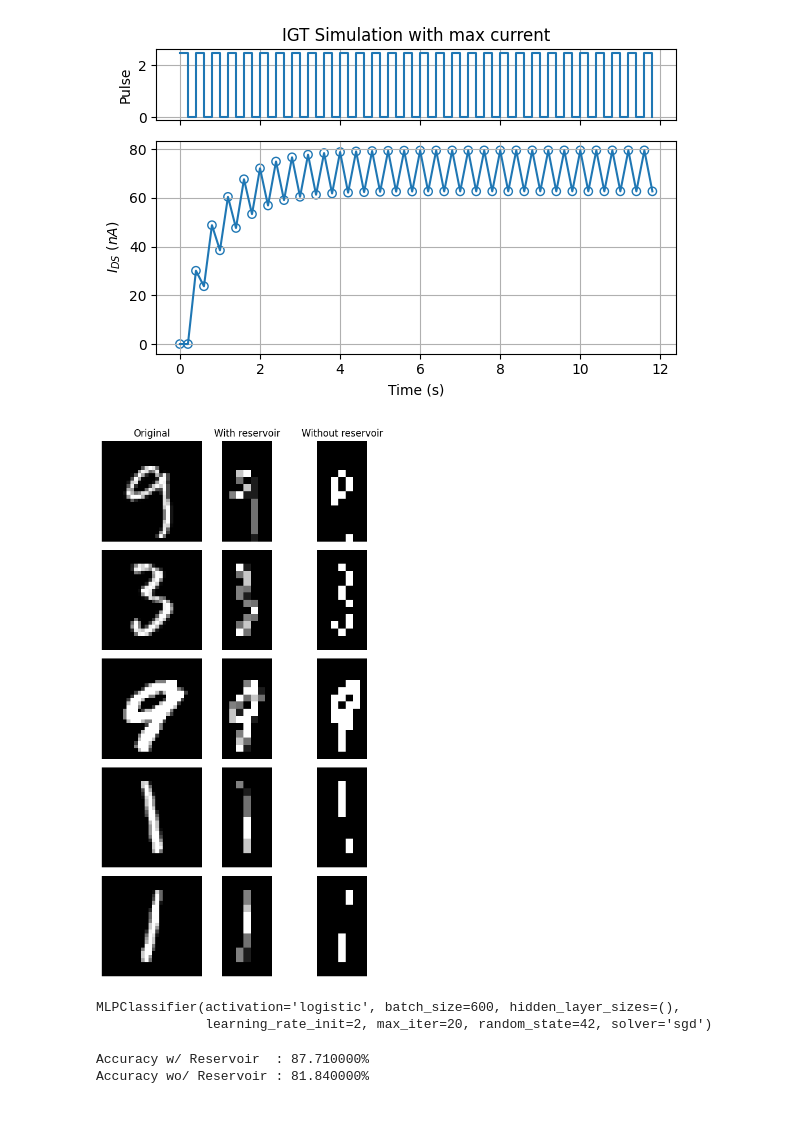
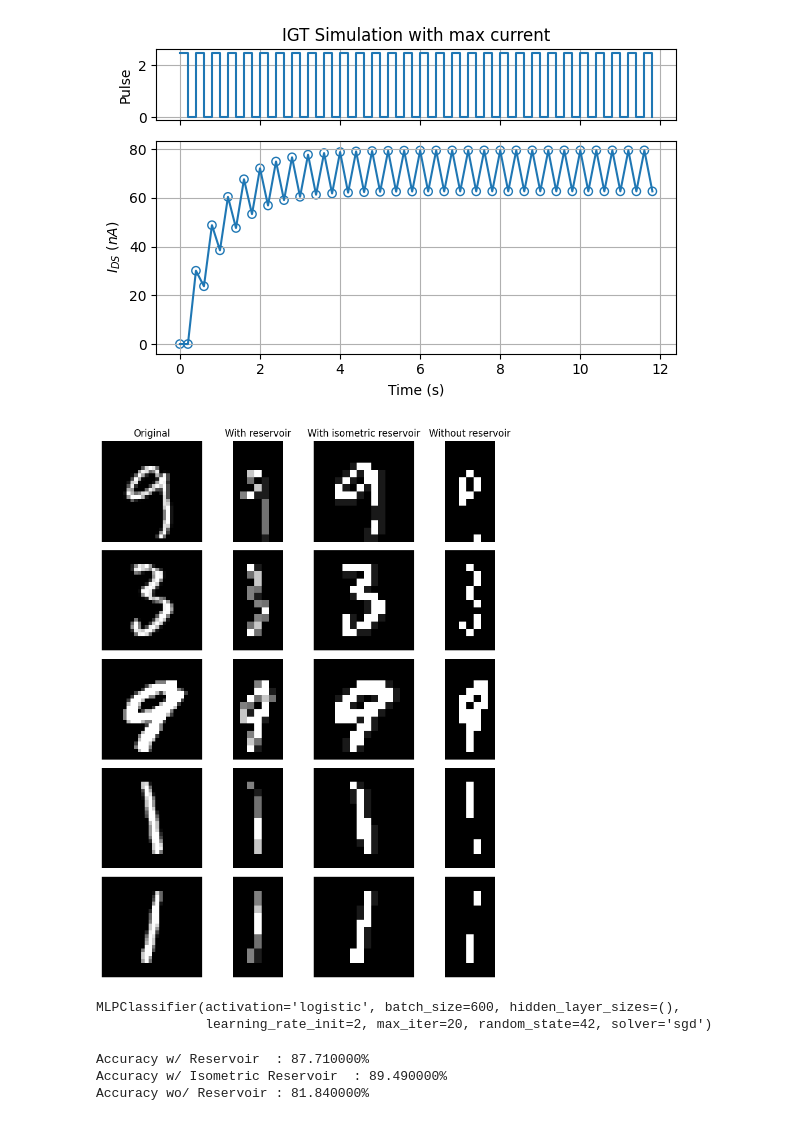
Before and after one commit to FipaLipe/IRIS, a Jupyter notebook: One_Node_Reservoir_Simulation.ipynb, the cells around one changed output. Cells and saved outputs as stored; diff of their text form; code cells hidden in the pictures.

Commit message:
feat: update code organization and added isometric downscale to one node reservoir

```diff
--- a/One_Node_Reservoir_Simulation.ipynb
+++ b/One_Node_Reservoir_Simulation.ipynb
@@ -55,29 +59,36 @@ images, labels = get_images_batch(TRAIN_BATCH_SIZE, rng=rng, one_hot=False)
 
 reconstructed_images = reconstruct_images(images, max_current, k=K, beta=BETA, tau=TAU, time_resolution=TIME_RESOLUTION)
 
+reconstructed_isometric_images = downscale_treatment(images, TIME_RESOLUTION)
+reconstructed_isometric_images = reconstructed_isometric_images.reshape(len(reconstructed_isometric_images), 14*14)
+
 downscaled_images = downscale_images(binarize_images(images, threshold=IMAGE_THRESHOLD), (14, 7))
 downscaled_images = np.array(downscaled_images).reshape(len(downscaled_images), 14*7)
 # %%
-fig, axes = plt.subplots(len(reconstructed_images[:5]), 3, figsize=(5.5, 2*len(reconstructed_images[:5])))
+fig, axes = plt.subplots(len(reconstructed_images[:5]), 4, figsize=(8, 2*len(reconstructed_images[:5])))
 
 axes[0, 0].set_title("Original")
 axes[0, 1].set_title("With reservoir")
-axes[0, 2].set_title("Without reservoir")
+axes[0, 2].set_title("With isometric reservoir")
+axes[0, 3].set_title("Without reservoir")
 
 for i in range(5):
     axes[i, 0].imshow(images[i], cmap="binary_r")
     axes[i, 0].axis("off")
 
     axes[i, 1].imshow(reconstructed_images[i].reshape(14, 7), cmap="binary_r")
     axes[i, 1].axis("off")
 
-    axes[i, 2].imshow(downscaled_images[i].reshape(14, 7), cmap="binary_r")
+    axes[i, 2].imshow(reconstructed_isometric_images[i].reshape(14, 14), cmap="binary_r")
     axes[i, 2].axis("off")
+
+    axes[i, 3].imshow(downscaled_images[i].reshape(14, 7), cmap="binary_r")
+    axes[i, 3].axis("off")
 
 plt.tight_layout()
 plt.show()
 # %% [output]
-[figure, old version]
+[figure, new version]
 # %%
 model_reservoir_mlp = MLPClassifier(
     hidden_layer_sizes=(),
@@ -112,16 +136,22 @@ images_test, labels_test = get_images_batch(TEST_BATCH_SIZE, rng=rng, mode="TEST
 
 reconstructed_test_images = reconstruct_images(images_test, max_current, k=K, beta=BETA, tau=TAU, time_resolution=TIME_RESOLUTION)
 
+reconstructed_test_isometric_images = downscale_treatment(images_test, time_resolution=TIME_RESOLUTION)
+reconstructed_test_isometric_images = reconstructed_test_isometric_images.reshape(len(reconstructed_test_isometric_images), 14*14)
+
 downscaled_test_images = downscale_images(binarize_images(images_test, threshold=IMAGE_THRESHOLD), (14, 7))
 downscaled_test_images = np.array(downscaled_test_images).reshape(len(downscaled_test_images), 14*7)
 
 accuracy_reservoir = model_reservoir_mlp.score(reconstructed_test_images, labels_test)
+accuracy_isometric_reservoir = model_isometric_reservoir_mlp.score(reconstructed_test_isometric_images, labels_test)
 accuracy_no_reservoir = model_mlp.score(downscaled_test_images, labels_test)
 
 print(f"Accuracy w/ Reservoir  : {(100*accuracy_reservoir):2f}%")
+print(f"Accuracy w/ Isometric Reservoir  : {(100*accuracy_isometric_reservoir):2f}%")
 print(f"Accuracy wo/ Reservoir : {(100*accuracy_no_reservoir):2f}%")
 # %% [output]
 Accuracy w/ Reservoir  : 87.710000%
+Accuracy w/ Isometric Reservoir  : 89.490000%
 Accuracy wo/ Reservoir : 81.840000%
 # %%
 model_reservoir_lr = LogisticRegression(
```
Also changed, not shown: parts of 8 cells of this notebook, 1 other file.
